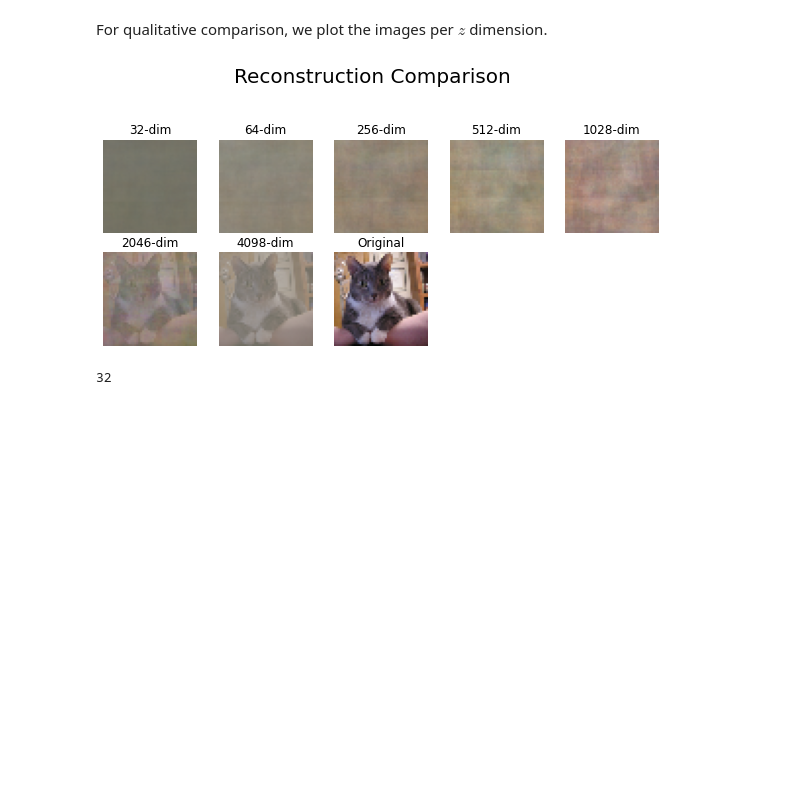
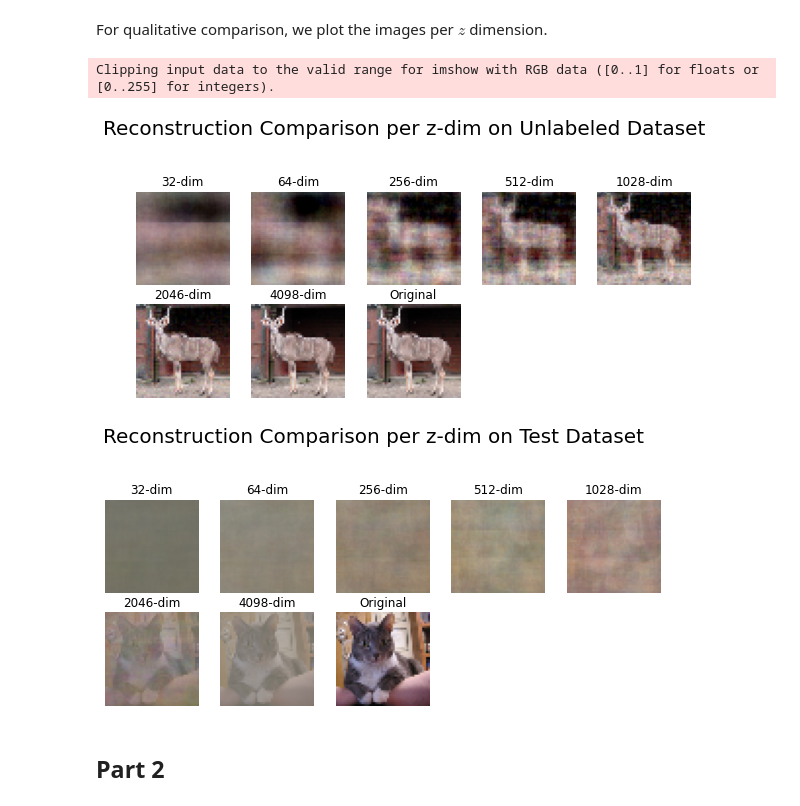
Before and after one commit to francismarquez/Foundations-of-Machine-Learning-Exercises, a Jupyter notebook: exercise-3/exercise-3.ipynb, the cells around one changed output. Saved outputs shown, nothing was run; the diff lists cells and outputs as text; code cells hidden in the pictures; blank space fills up the shorter version.

```diff
--- a/exercise-3/exercise-3.ipynb
+++ b/exercise-3/exercise-3.ipynb
@@ -355,30 +372,50 @@ plt.show()
 # %% [markdown]
 For qualitative comparison, we plot the images per $z$ dimension.
 # %%
-comparison_images_2 = comparison_images
-comparison_images_2 = np.reshape(comparison_images_2,(-1,48,48,3))
-comparison_images_2 = np.append(comparison_images_2,np.transpose(test_images[4],(1,2,0)))
+comparison_images_train = np.reshape(comparison_images_train,(-1,48,48,3))
+comparison_images_train = np.append(comparison_images_train,np.transpose(images[0],(1,2,0)))
 
-comparison_images_2 = comparison_images_2.reshape(-1,48,48,3)
+comparison_images_train = comparison_images_train.reshape(-1,48,48,3)
 
 plt.figure(figsize=(10,10))
-plt.suptitle('Reconstruction Comparison', fontsize=20)
+plt.suptitle('Reconstruction Comparison per z-dim on Unlabeled Dataset', fontsize=20)
 side = 5
 for i in range(8):
     plt.subplot(side, side, i + 1)
-    image = comparison_images_2[i, :, :,]
+    image = comparison_images_train[i, :, :,]
     image = np.transpose(image, (1, 0, 2)) # so matplotlib can plot properly
     if(i==7):
         plt.title('Original')
     else:
         plt.title('%d-dim' % dims[i])
     plt.imshow(image)
     plt.axis('off')
 
 plt.show()
+
+comparison_images = np.reshape(comparison_images,(-1,48,48,3))
+comparison_images = np.append(comparison_images,np.transpose(test_images[4],(1,2,0)))
+
+comparison_images = comparison_images.reshape(-1,48,48,3)
+
+plt.figure(figsize=(10,10))
+plt.suptitle('Reconstruction Comparison per z-dim on Test Dataset', fontsize=20)
+side = 5
+for i in range(8):
+    plt.subplot(side, side, i + 1)
+    image = comparison_images[i, :, :,]
+    image = np.transpose(image, (1, 0, 2)) # so matplotlib can plot properly
+    if(i==7):
+        plt.title('Original')
+    else:
+        plt.title('%d-dim' % dims[i])
+    plt.imshow(image)
+    plt.axis('off')
+
+plt.show()
 # %% [output]
+Clipping input data to the valid range for imshow with RGB data ([0..1] for floats or [0..255] for integers).
-[figure, old version]
+[figure, new version]
+[figure, added]
-# %%
-dims[0]
-# %% [output]
-32
+# %% [markdown]
+## Part 2
```
Also changed, not shown: parts of 5 cells of this notebook, 2 other files.
